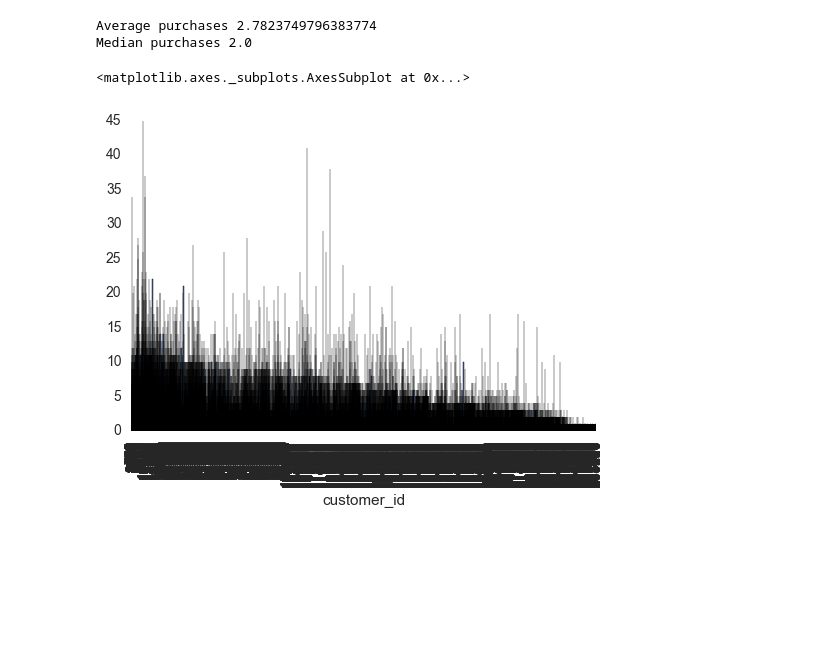
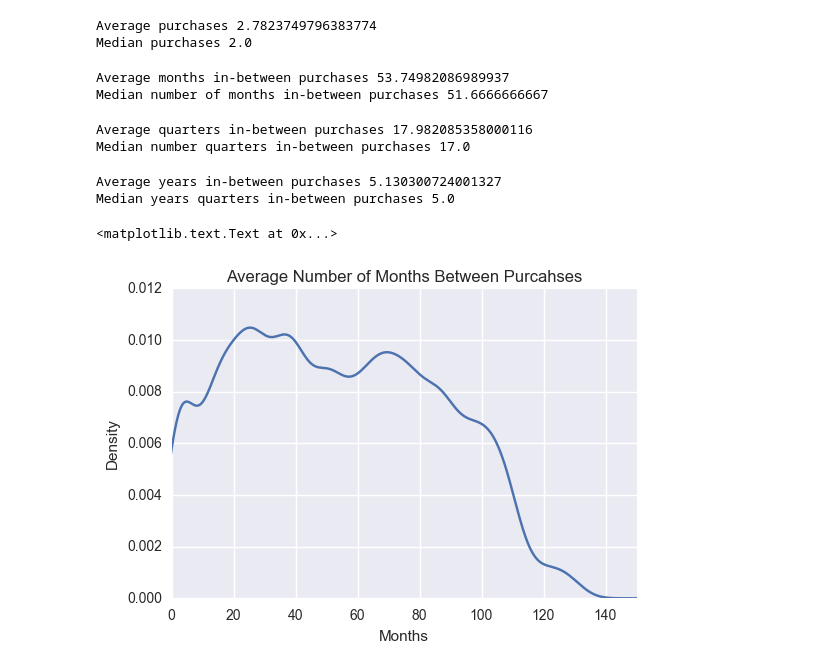
Before and after one commit to jonhilgart22/Galvanize-Data-Leadership, a Jupyter notebook: week5-MCM-CLV/Team-8-Markov-Chains.ipynb, the cells around one changed output. Saved outputs shown, nothing was run; the diff lists cells and outputs as text; code cells hidden in the pictures; blank space fills up the shorter version.

```diff
--- a/week5-MCM-CLV/Team-8-Markov-Chains.ipynb
+++ b/week5-MCM-CLV/Team-8-Markov-Chains.ipynb
@@ -43,6 +31,9 @@ original_df.size
 original_df['months_since_purchase']=original_df.date.apply(lambda x: diff_month(start_date,x))
 #Year
 original_df['years_since_purchase']=original_df.date.apply(lambda x: diff_year(start_date,x))
+# %%
+## Get quarters (three months = 1 quarter)
+original_df['quarters_since_purchase'] = round(original_df.months_since_purchase/3)
 # %%
 original_df.head()
 # %% [output]
@@ -52,3 +43,7 @@ original_df.head()
 | 2 | 1200 | 100.0 | 2005-10-25 | 10 | 2005 | 3720 days | 123 | ... |
 | 3 | 1420 | 50.0 | 2009-07-09 | 7 | 2009 | 2367 days | 78 | ... |
 | 4 | 1940 | 70.0 | 2013-01-25 | 1 | 2013 | 1071 days | 36 | ... |
+# %%
+## Create indicators for our state
+original_df['state_one'] = original_df.years_since_purchase.apply(lambda x: 3-x) >=0
+original_df['state_two'] =
@@ -60,8 +87,33 @@ print('Median purchases',np.median(original_df.groupby(by=['customer_id']).count
 # %% [output]
 Average purchases 2.7823749796383774
 Median purchases 2.0
-# %%
-original_df.groupby(by=['customer_id']).count()['amount'].plot(kind='bar') ## number of purchases per person
-# %% [output]
-<matplotlib.axes._subplots.AxesSubplot at 0x...>
-[figure, removed]
+# %%
+## Average number of months since purchase per customer id
+avg_months_since_purchase_per_customer= original_df.groupby(by=['customer_id',])['months_since_purchase'].mean().reset_index()
+# %%
+print('Average months in-between purchases',np.mean(avg_months_since_purchase_per_customer.months_since_purchase))
+print('Median number of months in-between purchases',np.median(avg_months_since_purchase_per_customer.months_since_purchase))
+# %% [output]
+Average months in-between purchases 53.74982086989937
+Median number of months in-between purchases 51.6666666667
+# %%
+print('Average quarters in-between purchases',np.mean(original_df.quarters_since_purchase))
+print('Median number quarters in-between purchases',np.median(original_df.quarters_since_purchase))
+# %% [output]
+Average quarters in-between purchases 17.982085358000116
+Median number quarters in-between purchases 17.0
+# %%
+print('Average years in-between purchases',np.mean(original_df.years_since_purchase))
+print('Median years quarters in-between purchases',np.median(original_df.years_since_purchase))
+# %% [output]
+Average years in-between purchases 5.130300724001327
+Median years quarters in-between purchases 5.0
+# %%
+truncated_avg_months_customer = avg_months_since_purchase_per_customer[avg_months_since_purchase_per_customer.months_since_purchase<150]
+# %%
+truncated_avg_months_customer.months_since_purchase.plot(kind='kde',xlim=[0,150])
+plt.title('Average Number of Months Between Purcahses')
+plt.xlabel('Months')
+# %% [output]
+<matplotlib.text.Text at 0x...>
+[figure, added]
```
Also changed, not shown: parts of 19 cells of this notebook.
